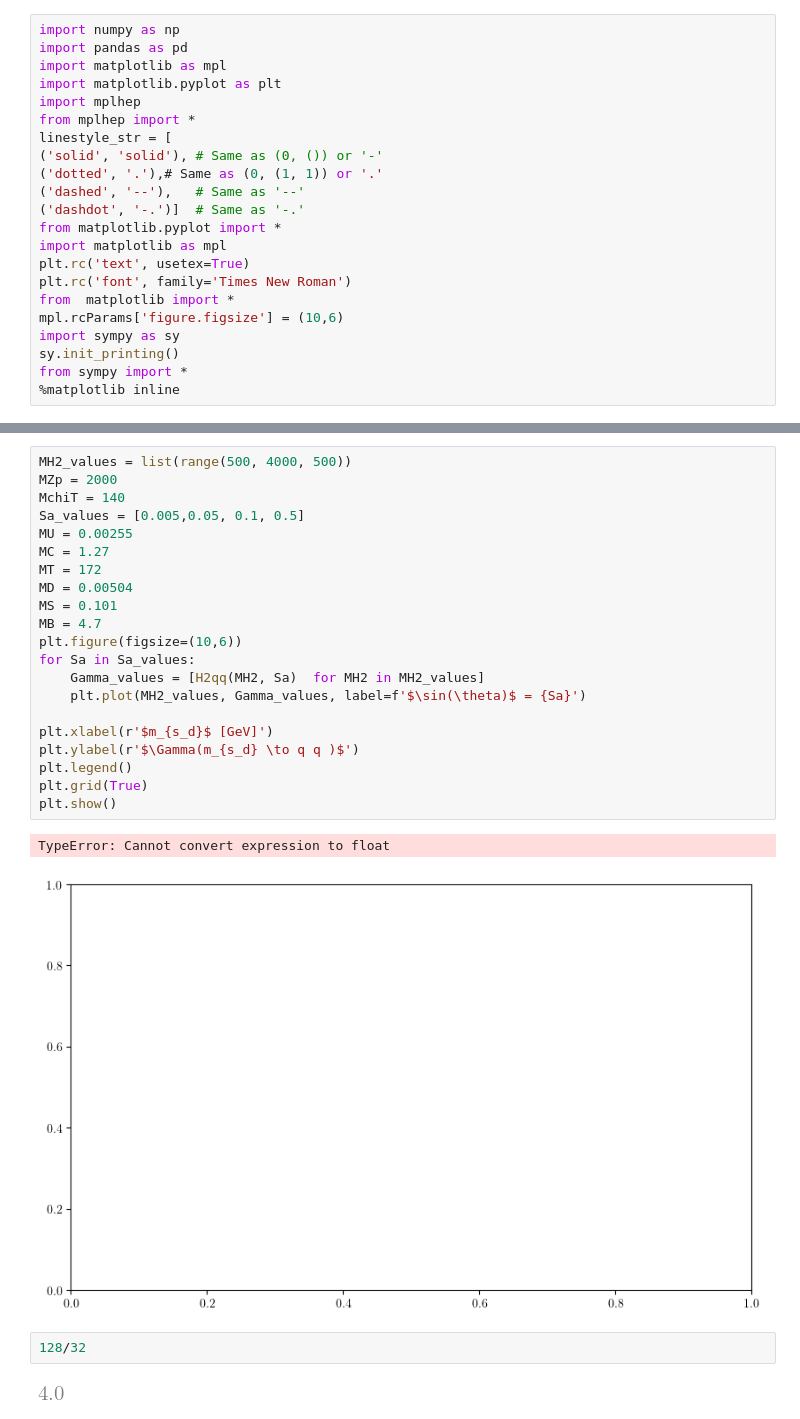
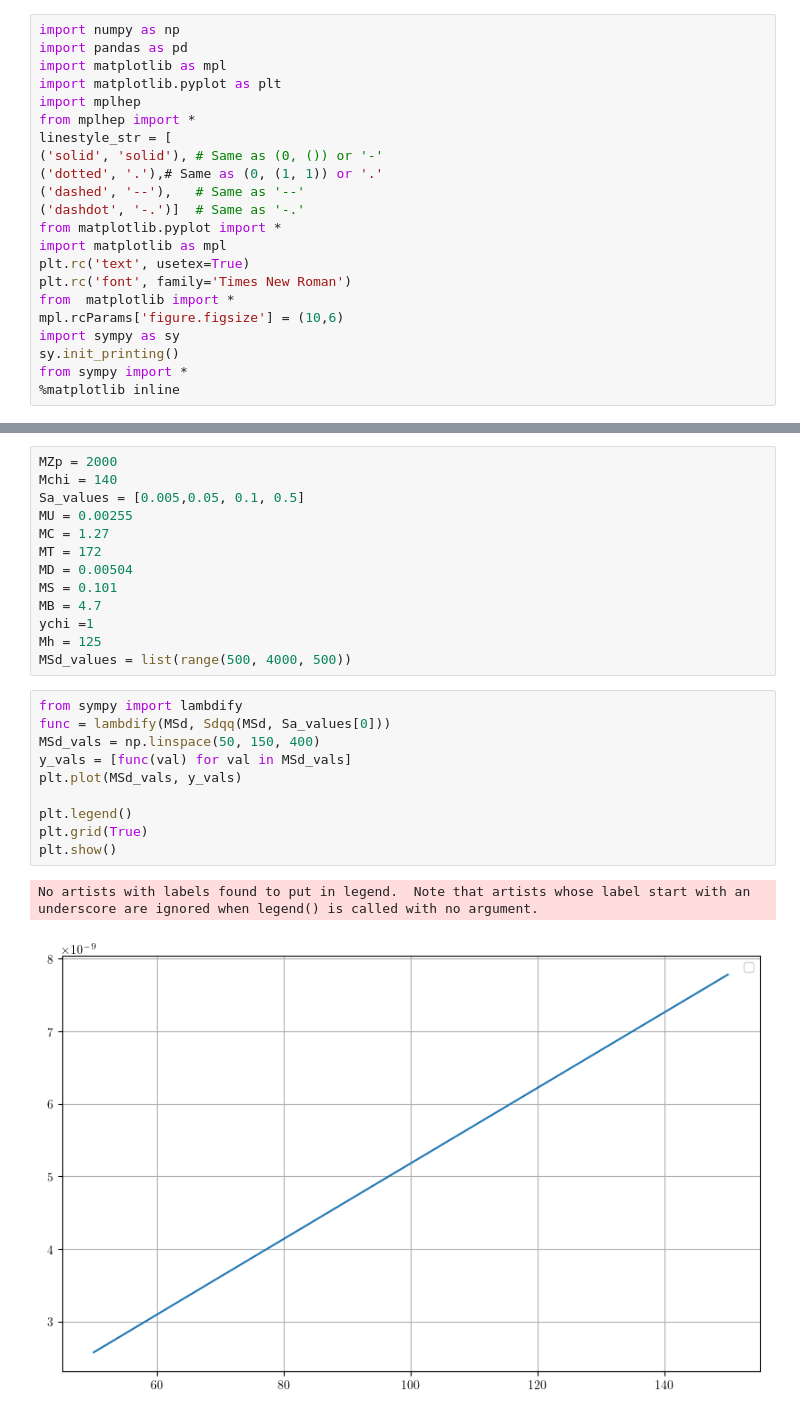
Before and after one commit to SModelS/smodelsv3-paper, a Jupyter notebook: notebooks/BR_Sd_Decays.ipynb, the cells around one changed output, grey strips where cells are left out. Drawn from its saved outputs; the diff is of its cells as text.

Commit message:
BRsSdqq

```diff
--- a/notebooks/BR_Sd_Decays.ipynb
+++ b/notebooks/BR_Sd_Decays.ipynb
@@ -157,7 +150,6 @@ print(r'\Gamma(s_d \to x x )= ', latex(H2xx(MH2, MchiT, ychi, Sa)))
 # %%
-MH2_values = list(range(500, 4000, 500))
 MZp = 2000
-MchiT = 140
+Mchi = 140
 Sa_values = [0.005,0.05, 0.1, 0.5]
 MU = 0.00255
 MC = 1.27
@@ -165,20 +157,19 @@ MT = 172
 MD = 0.00504
 MS = 0.101
 MB = 4.7
-plt.figure(figsize=(10,6))
-for Sa in Sa_values:
-    Gamma_values = [H2qq(MH2, Sa)  for MH2 in MH2_values]
-    plt.plot(MH2_values, Gamma_values, label=f'$\sin(\theta)$ = {Sa}')
-
-plt.xlabel(r'$m_{s_d}$ [GeV]')
-plt.ylabel(r'$\Gamma(m_{s_d} \to q q )$')
-plt.legend()
-plt.grid(True)
-plt.show()
+ychi =1
+Mh = 125
+MSd_values = list(range(500, 4000, 500))
-# %% [output]
-TypeError: Cannot convert expression to float
-[figure, removed]
-# %%
-128/32
-# %% [output]
-[figure, removed]
+# %%
+from sympy import lambdify
+func = lambdify(MSd, Sdqq(MSd, Sa_values[0]))
+MSd_vals = np.linspace(50, 150, 400)
+y_vals = [func(val) for val in MSd_vals]
+plt.plot(MSd_vals, y_vals)
+
+plt.legend()
+plt.grid(True)
+plt.show()
+# %% [output]
+No artists with labels found to put in legend.  Note that artists whose label start with an underscore are ignored when legend() is called with no argument.
+[figure, added]
```
Also changed, not shown: parts of 12 cells of this notebook, 1 other file.
